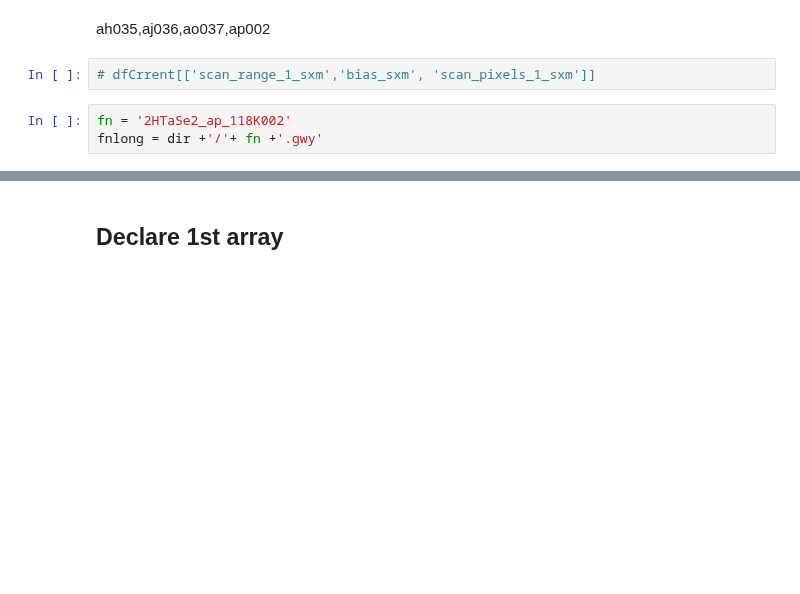
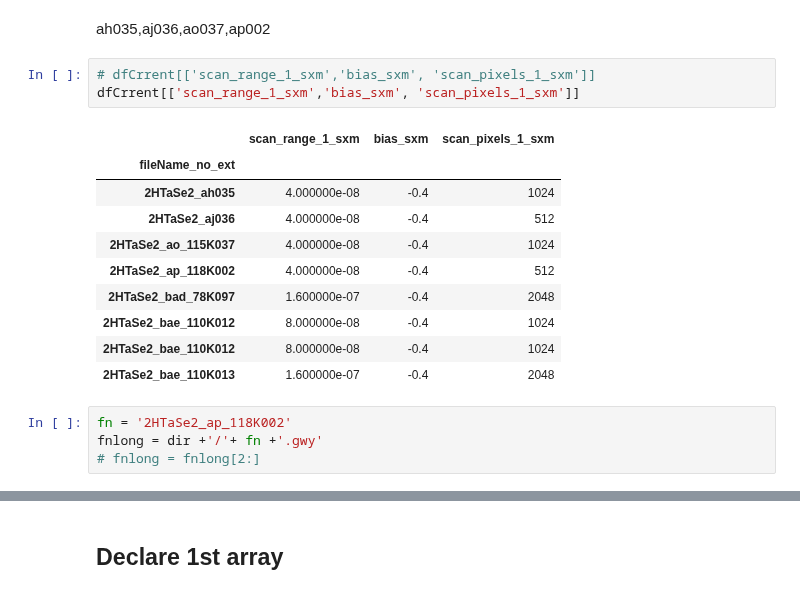
Before and after one commit to Potdooshami/2H_TaSe2_Tc_STM, a Jupyter notebook: Lawler_Fujita(118K_40nm)_testVScodeMigration.ipynb, the cells around one changed output, grey strips where cells are left out. Drawn from its saved outputs; the diff is of its cells as text; blank space fills up the shorter version.

```diff
--- a/Lawler_Fujita(118K_40nm)_testVScodeMigration.ipynb
+++ b/Lawler_Fujita(118K_40nm)_testVScodeMigration.ipynb
@@ -59,9 +55,22 @@ df
 ah035,aj036,ao037,ap002
 # %%
 # dfCrrent[['scan_range_1_sxm','bias_sxm', 'scan_pixels_1_sxm']]
+dfCrrent[['scan_range_1_sxm','bias_sxm', 'scan_pixels_1_sxm']]
+# %% [output]
+|  | scan_range_1_sxm | bias_sxm | scan_pixels_1_sxm |
+| fileName_no_ext |  |  |  |
+| 2HTaSe2_ah035 | 4.000000e-08 | -0.4 | 1024 |
+| 2HTaSe2_aj036 | 4.000000e-08 | -0.4 | 512 |
+| 2HTaSe2_ao_115K037 | 4.000000e-08 | -0.4 | 1024 |
+| 2HTaSe2_ap_118K002 | 4.000000e-08 | -0.4 | 512 |
+| 2HTaSe2_bad_78K097 | 1.600000e-07 | -0.4 | 2048 |
+| 2HTaSe2_bae_110K012 | 8.000000e-08 | -0.4 | 1024 |
+| 2HTaSe2_bae_110K012 | 8.000000e-08 | -0.4 | 1024 |
+| 2HTaSe2_bae_110K013 | 1.600000e-07 | -0.4 | 2048 |
 # %%
 fn = '2HTaSe2_ap_118K002'
 fnlong = dir +'/'+ fn +'.gwy'
+# fnlong = fnlong[2:]
 # %%
 sz_nano = dfCrrent.loc[fn][['scan_range_1_sxm','scan_range_2_sxm']].values *1000000000
 pxl = dfCrrent.loc[fn][['scan_pixels_1_sxm','scan_pixels_2_sxm']].values
```
Also changed, not shown: parts of 7 cells of this notebook, 3 other files.
